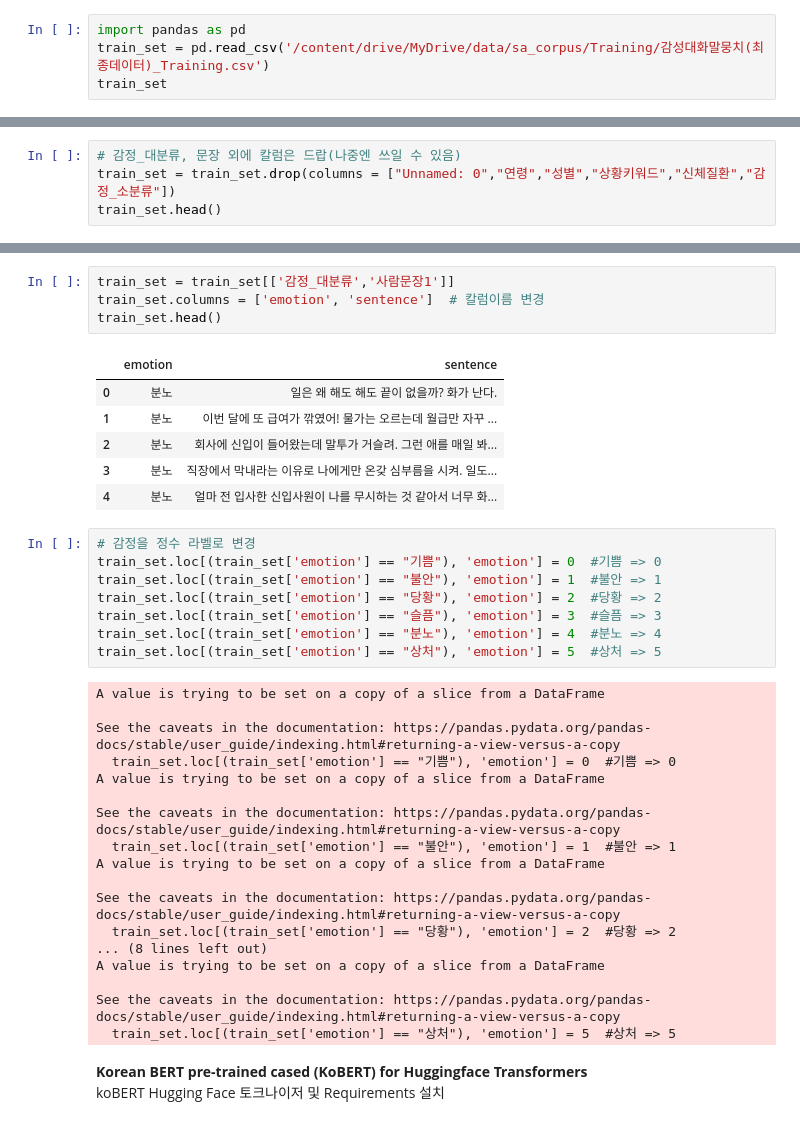
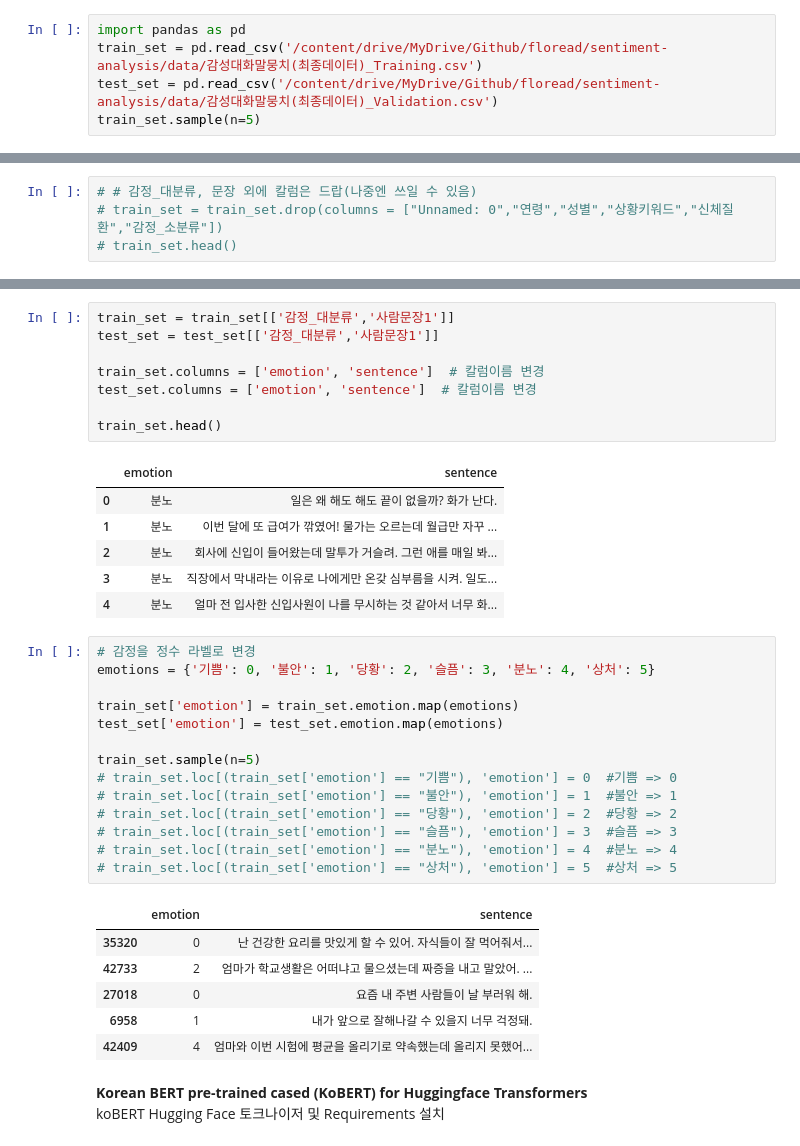
Before and after one commit to Bongwoo2lee/floread, a Jupyter notebook: sentiment-analysis/tutorial.ipynb, the cells around one changed output, grey strips where cells are left out. Drawn from its saved outputs; the diff is of its cells as text.

```diff
--- a/sentiment-analysis/tutorial.ipynb
+++ b/sentiment-analysis/tutorial.ipynb
@@ -31,7 +31,8 @@ platform.platform()
 ## __데이터셋 불러오기__
 # %%
 import pandas as pd
-train_set = pd.read_csv('/content/drive/MyDrive/data/sa_corpus/Training/감성대화말뭉치(최종데이터)_Training.csv')
-train_set
+train_set = pd.read_csv('/content/drive/MyDrive/Github/floread/sentiment-analysis/data/감성대화말뭉치(최종데이터)_Training.csv')
+test_set = pd.read_csv('/content/drive/MyDrive/Github/floread/sentiment-analysis/data/감성대화말뭉치(최종데이터)_Validation.csv')
+train_set.sample(n=5)
 # %% [output]
 |  | Unnamed: 0 | 연령 | 성별 | 상황키워드 | 신체질환 | 감정_대분류 | 감정_소분류 | 사람문장1 | 시스템문장1 | 사람문장2 | 시스템문장2 | ... |
@@ -50,7 +44,7 @@ train_set
 # %%
-# 감정_대분류, 문장 외에 칼럼은 드랍(나중엔 쓰일 수 있음)
-train_set = train_set.drop(columns = ["Unnamed: 0","연령","성별","상황키워드","신체질환","감정_소분류"])
-train_set.head()
+# # 감정_대분류, 문장 외에 칼럼은 드랍(나중엔 쓰일 수 있음)
+# train_set = train_set.drop(columns = ["Unnamed: 0","연령","성별","상황키워드","신체질환","감정_소분류"])
+# train_set.head()
 # %% [output]
 |  | 감정_대분류 | 사람문장1 | 시스템문장1 | 사람문장2 | 시스템문장2 | 사람문장3 | 시스템문장3 |
 | 0 | 분노 | 일은 왜 해도 해도 끝이 없을까? 화가 난다. | 많이 힘드시겠어요. 주위에 의논할 상대가 있나요? | 그냥 내가 해결하는 게 나아. 남들한테 부담 주고 싶지도 않고. | 혼자 해결하기로 했군요. 혼자서 해결하기 힘들면 주위에 의논... | NaN | NaN |
@@ -65,7 +59,11 @@ train_set.head()
  **우선 사람문장1 - 감정대분류만 활용**
 # %%
 train_set = train_set[['감정_대분류','사람문장1']]
+test_set = test_set[['감정_대분류','사람문장1']]
+
 train_set.columns = ['emotion', 'sentence']  # 칼럼이름 변경
+test_set.columns = ['emotion', 'sentence']  # 칼럼이름 변경
+
 train_set.head()
 # %% [output]
 |  | emotion | sentence |
@@ -76,30 +74,25 @@ train_set.head()
 | 4 | 분노 | 얼마 전 입사한 신입사원이 나를 무시하는 것 같아서 너무 화... |
 # %%
 # 감정을 정수 라벨로 변경
-train_set.loc[(train_set['emotion'] == "기쁨"), 'emotion'] = 0  #기쁨 => 0
-train_set.loc[(train_set['emotion'] == "불안"), 'emotion'] = 1  #불안 => 1
-train_set.loc[(train_set['emotion'] == "당황"), 'emotion'] = 2  #당황 => 2
-train_set.loc[(train_set['emotion'] == "슬픔"), 'emotion'] = 3  #슬픔 => 3
-train_set.loc[(train_set['emotion'] == "분노"), 'emotion'] = 4  #분노 => 4
-train_set.loc[(train_set['emotion'] == "상처"), 'emotion'] = 5  #상처 => 5
+emotions = {'기쁨': 0, '불안': 1, '당황': 2, '슬픔': 3, '분노': 4, '상처': 5}
+
+train_set['emotion'] = train_set.emotion.map(emotions)
+test_set['emotion'] = test_set.emotion.map(emotions)
+
+train_set.sample(n=5)
+# train_set.loc[(train_set['emotion'] == "기쁨"), 'emotion'] = 0  #기쁨 => 0
+# train_set.loc[(train_set['emotion'] == "불안"), 'emotion'] = 1  #불안 => 1
+# train_set.loc[(train_set['emotion'] == "당황"), 'emotion'] = 2  #당황 => 2
+# train_set.loc[(train_set['emotion'] == "슬픔"), 'emotion'] = 3  #슬픔 => 3
+# train_set.loc[(train_set['emotion'] == "분노"), 'emotion'] = 4  #분노 => 4
+# train_set.loc[(train_set['emotion'] == "상처"), 'emotion'] = 5  #상처 => 5
 # %% [output]
-A value is trying to be set on a copy of a slice from a DataFrame
-
-See the caveats in the documentation: https://pandas.pydata.org/pandas-docs/stable/user_guide/indexing.html#returning-a-view-versus-a-copy
-  train_set.loc[(train_set['emotion'] == "기쁨"), 'emotion'] = 0  #기쁨 => 0
-A value is trying to be set on a copy of a slice from a DataFrame
-
-See the caveats in the documentation: https://pandas.pydata.org/pandas-docs/stable/user_guide/indexing.html#returning-a-view-versus-a-copy
-  train_set.loc[(train_set['emotion'] == "불안"), 'emotion'] = 1  #불안 => 1
-A value is trying to be set on a copy of a slice from a DataFrame
-
-See the caveats in the documentation: https://pandas.pydata.org/pandas-docs/stable/user_guide/indexing.html#returning-a-view-versus-a-copy
-  train_set.loc[(train_set['emotion'] == "당황"), 'emotion'] = 2  #당황 => 2
-... (8 lines left out)
-A value is trying to be set on a copy of a slice from a DataFrame
-
-See the caveats in the documentation: https://pandas.pydata.org/pandas-docs/stable/user_guide/indexing.html#returning-a-view-versus-a-copy
-  train_set.loc[(train_set['emotion'] == "상처"), 'emotion'] = 5  #상처 => 5
+|  | emotion | sentence |
+| 35320 | 0 | 난 건강한 요리를 맛있게 할 수 있어. 자식들이 잘 먹어줘서... |
+| 42733 | 2 | 엄마가 학교생활은 어떠냐고 물으셨는데 짜증을 내고 말았어. ... |
+| 27018 | 0 | 요즘 내 주변 사람들이 날 부러워 해. |
+| 6958 | 1 | 내가 앞으로 잘해나갈 수 있을지 너무 걱정돼. |
+| 42409 | 4 | 엄마와 이번 시험에 평균을 올리기로 약속했는데 올리지 못했어... |
 # %% [markdown]
 __Korean BERT pre-trained cased (KoBERT) for Huggingface Transformers__
 <br>
```
Also changed, not shown: parts of 11 cells of this notebook.
